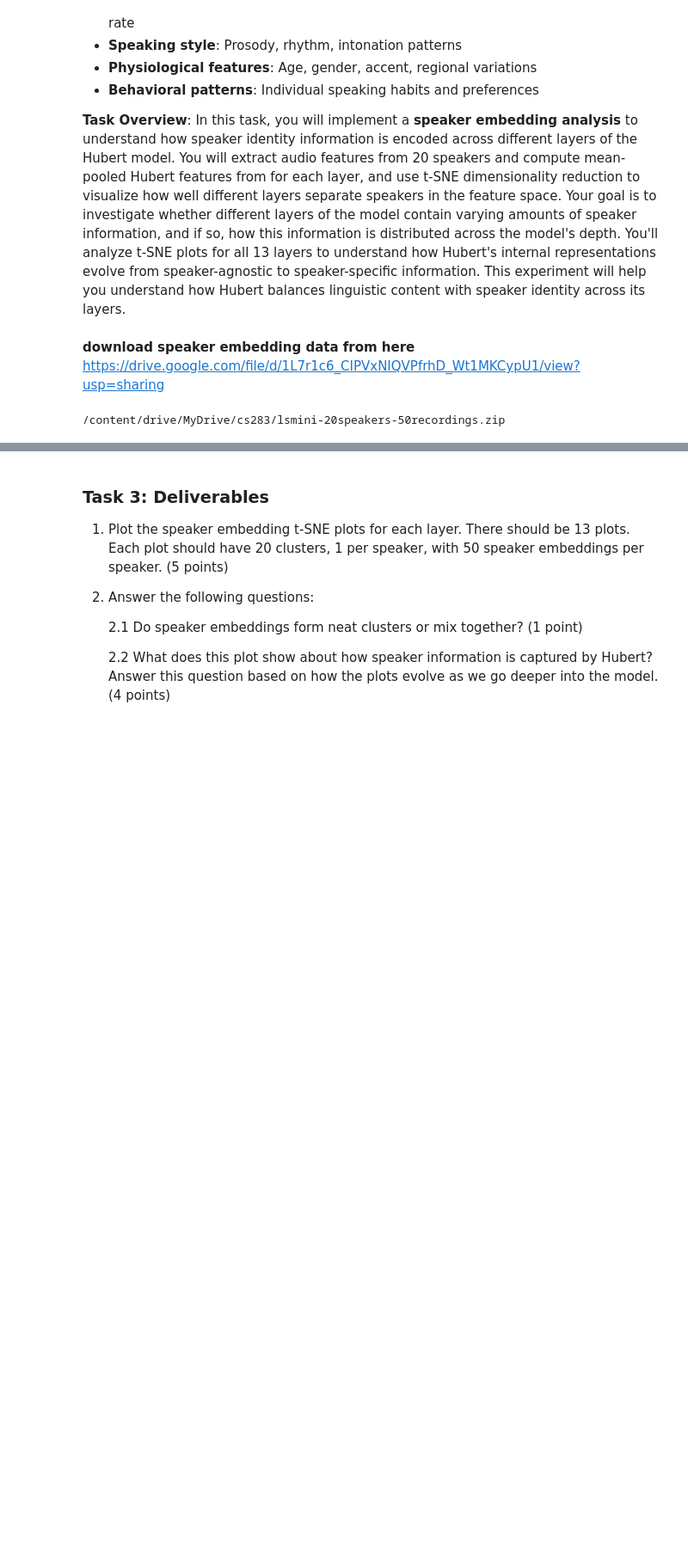
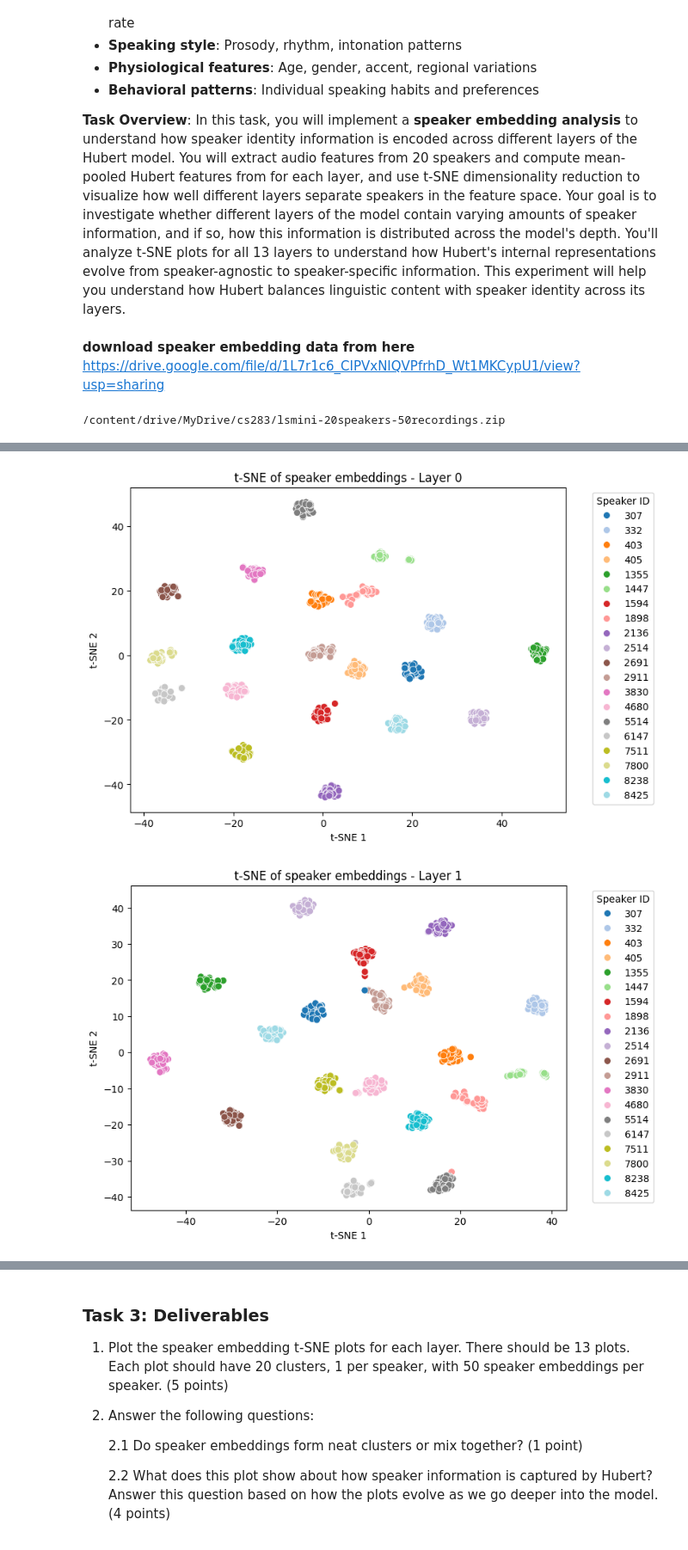
Before and after one commit to yinganw/cs283, a Jupyter notebook: hw4-a.ipynb, the cells around one changed output, grey strips where cells are left out. Shown at 86% size. Saved outputs shown, nothing was run; the diff lists cells and outputs as text; code cells hidden in the pictures; blank space fills up the shorter version.

```diff
--- a/hw4-a.ipynb
+++ b/hw4-a.ipynb
@@ -755,7 +760,7 @@ def load_hubert_model():
     feature_extractor = Wav2Vec2FeatureExtractor.from_pretrained("facebook/hubert-base-ls960")
     return model, feature_extractor
 
-def extract_speaker_embedding(audio_path, model, feature_extractor, layer_idx=0):
+def extract_speaker_embedding(audio_path, model, feature_extractor, layer_idx=0, device='cuda'):
     """
     Extract Hubert features from a specific layer.
 
@@ -774,14 +779,14 @@ def extract_speaker_embedding(audio_path, model, feature_extractor, layer_idx=0)
     # Resample to 16kHz if needed. Hubert model expects 16kHz audio.
     if sr != 16000:
       resampler = torchaudio.transforms.Resample(orig_freq=sr, new_freq=16000)
-      waveform = resampler(waveform)
+      audio = resampler(audio)
 
-    waveform = waveform.to(device)
+    audio = audio.to(device)
     model = model.to(device)
 
     # Extract features from the specified layer.
     with torch.no_grad():
-      outputs = model(waveform, output_hidden_states=True)
+      outputs = model(audio, output_hidden_states=True)
       hidden_states = outputs.hidden_states  # tuple of length 13 (embedding + 12 layers)
       layer_features = hidden_states[layer_idx] # [batch=1, time_steps, hidden_dim]
 
@@ -792,6 +797,8 @@ def extract_speaker_embedding(audio_path, model, feature_extractor, layer_idx=0)
 
     # Return the mean-pooled features.
     return mean_pooled
+# %%
+AUDIO_BASE_PATH = "/content/drive/MyDrive/cs283/lsmini-20speakers-50recordings"
 # %%
 # TODO : Go through the dataset and extract the speaker embeddings for each layer.
 # Audio files are present as 307-127535-0000.flac. The speaker id is 307. All audio files with the same speaker id are from the same speaker.
@@ -829,0 +890,49 @@ print(f"{'='*60}")
+# %%
+speaker_labels = []
+for idx, label in enumerate(labels):
+  if idx % 650 == 0:
+    speaker_labels.append(label)
+
+samples_per_speaker = 50
+labels_by_layer = np.repeat(speaker_labels, samples_per_speaker)
+
+
+# tsne = TSNE(n_components=2, perplexity=30, random_state=42)
+# embeddings_2d = tsne.fit_transform(embeddings_by_layer[0])
+# print(embeddings_2d[:,0].shape, embeddings_2d[:,0].shape)
+# plt.figure(figsize=(8,6))
+# sns.scatterplot(
+#     x=embeddings_2d[:,0], y=embeddings_2d[:,1],
+#     hue=labels_by_layer, palette="tab20", legend='full', s=50
+# )
+# plt.title(f"t-SNE of speaker embeddings - Layer {layer_idx}")
+# plt.xlabel("t-SNE 1")
+# plt.ylabel("t-SNE 2")
+# plt.legend(title="Speaker ID", bbox_to_anchor=(1.05, 1), loc='upper left')
+# plt.show()
+
+
+def tsne_visualization(embeddings, labels, layer_idx):
+    """
+    Plot 2D t-SNE of embeddings colored by speaker label.
+    """
+    tsne = TSNE(n_components=2, perplexity=30, random_state=42)
+    embeddings_2d = tsne.fit_transform(embeddings)
+
+    plt.figure(figsize=(8,6))
+    sns.scatterplot(
+        x=embeddings_2d[:,0], y=embeddings_2d[:,1],
+        hue=labels, palette="tab20", legend='full', s=50
+    )
+    plt.title(f"t-SNE of speaker embeddings - Layer {layer_idx}")
+    plt.xlabel("t-SNE 1")
+    plt.ylabel("t-SNE 2")
+    plt.legend(title="Speaker ID", bbox_to_anchor=(1.05, 1), loc='upper left')
+    plt.savefig(f"/content/drive/MyDrive/cs283/speaker_embedding_img/layer_{layer_idx}.png", dpi=300, bbox_inches='tight')
+    plt.show()
+
+for layer_idx in range(13): # 13
+  tsne_visualization(embeddings_by_layer[layer_idx], labels_by_layer, layer_idx)
+# %% [output]
+[figure, added]
+[figure, added]
```
Also changed, not shown: parts of 6 cells of this notebook.
